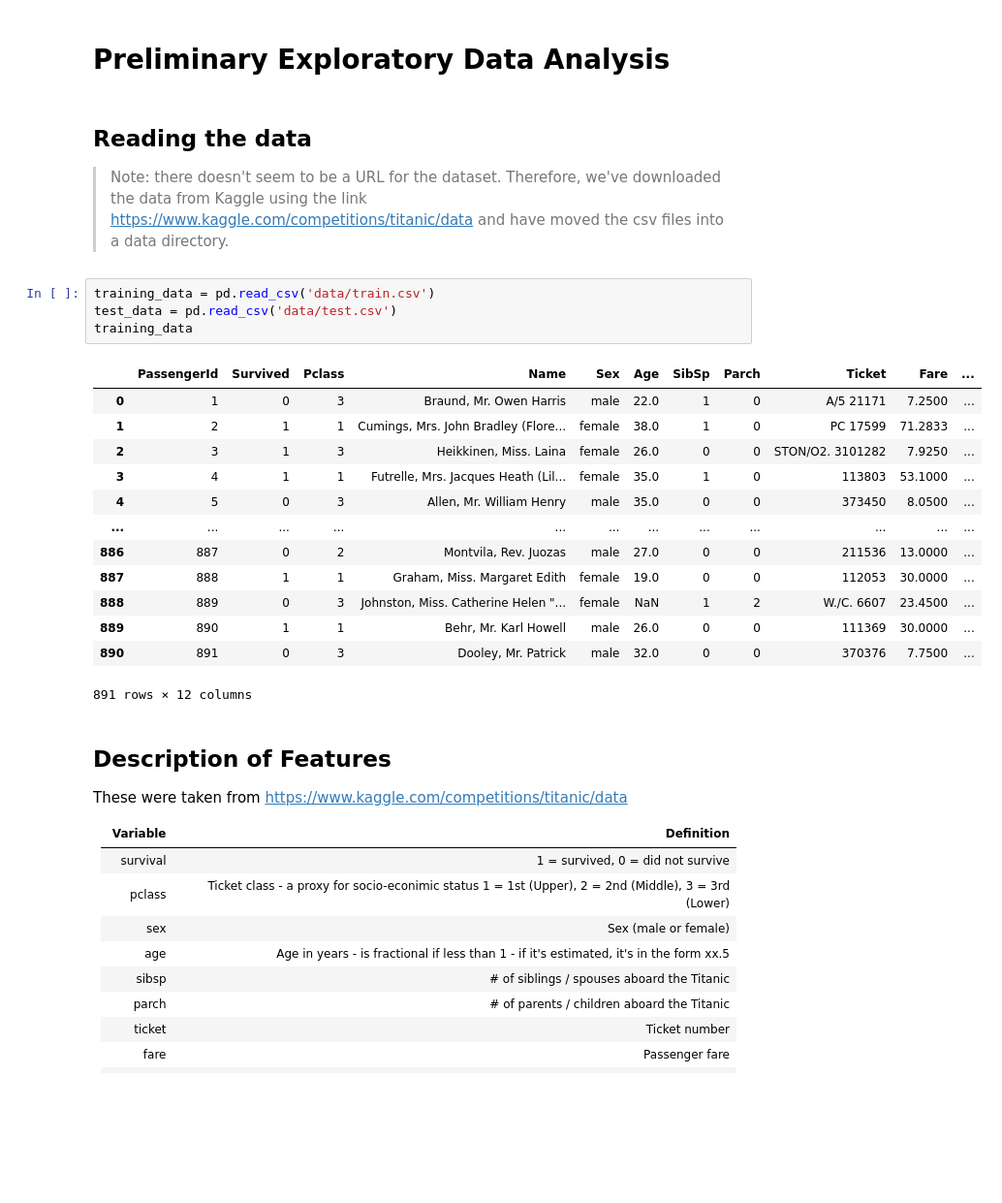
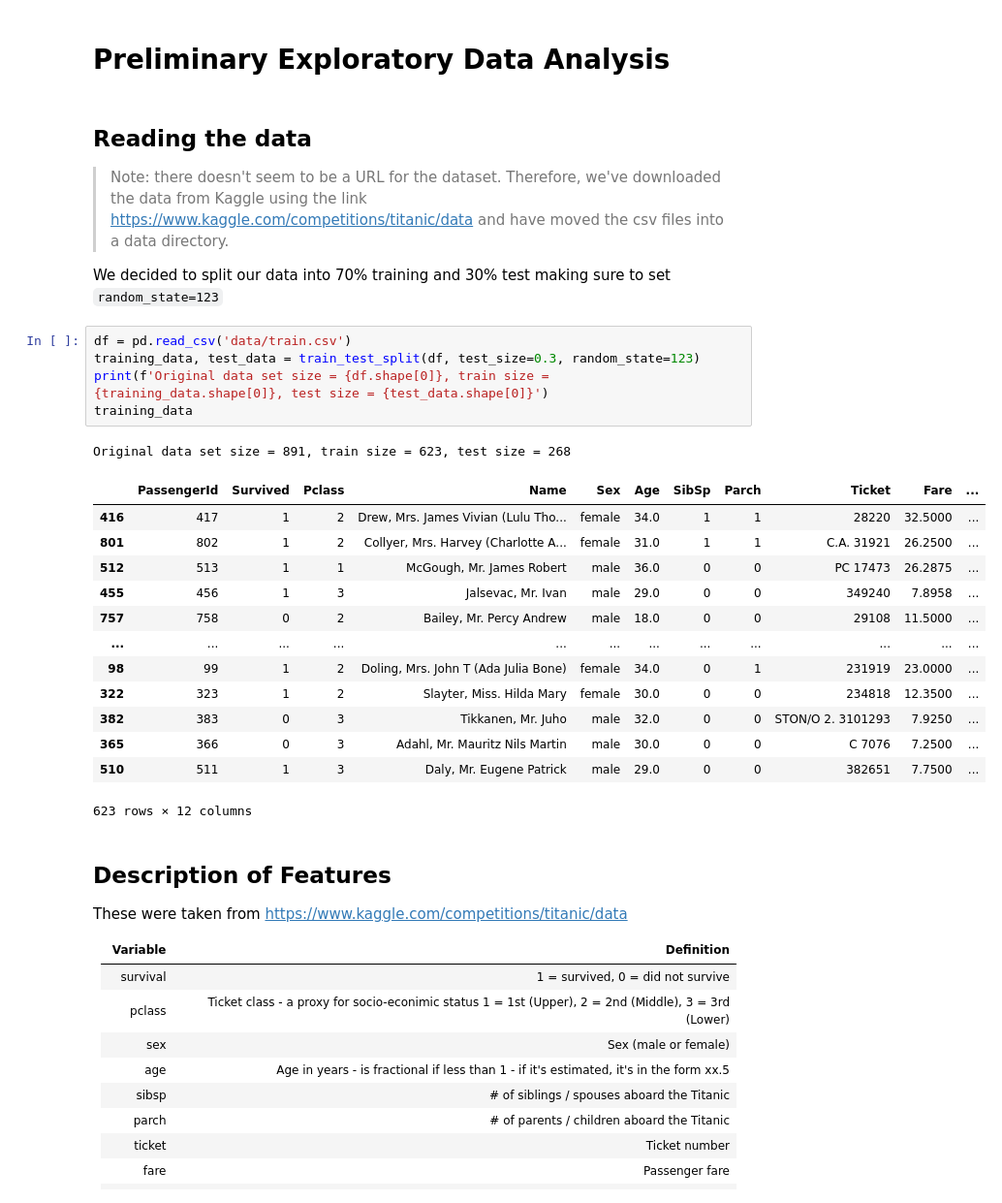
Before and after one commit to ericrkuo/dsci-100-group-12, a Jupyter notebook: report.ipynb, the cells around one changed output. Shown at 97% size. Cells and saved outputs as stored; diff of their text form; blank space fills up the shorter version.

```diff
--- a/report.ipynb
+++ b/report.ipynb
@@ -41,24 +51,28 @@ More info about the dataset and it's features are described below
 # %% [markdown]
 ## Reading the data
 > Note: there doesn't seem to be a URL for the dataset. Therefore, we've downloaded the data from Kaggle using the link https://www.kaggle.com/competitions/titanic/data and have moved the csv files into a data directory.
+
+We decided to split our data into 70% training and 30% test making sure to set `random_state=123`
-# %%
-training_data = pd.read_csv('data/train.csv')
-test_data = pd.read_csv('data/test.csv')
-training_data
-# %% [output]
-|  | PassengerId | Survived | Pclass | Name | Sex | Age | SibSp | Parch | Ticket | Fare | ... |
-| 0 | 1 | 0 | 3 | Braund, Mr. Owen Harris | male | 22.0 | 1 | 0 | A/5 21171 | 7.2500 | ... |
-| 1 | 2 | 1 | 1 | Cumings, Mrs. John Bradley (Flore... | female | 38.0 | 1 | 0 | PC 17599 | 71.2833 | ... |
-| 2 | 3 | 1 | 3 | Heikkinen, Miss. Laina | female | 26.0 | 0 | 0 | STON/O2. 3101282 | 7.9250 | ... |
-| 3 | 4 | 1 | 1 | Futrelle, Mrs. Jacques Heath (Lil... | female | 35.0 | 1 | 0 | 113803 | 53.1000 | ... |
-| 4 | 5 | 0 | 3 | Allen, Mr. William Henry | male | 35.0 | 0 | 0 | 373450 | 8.0500 | ... |
-| ... | ... | ... | ... | ... | ... | ... | ... | ... | ... | ... | ... |
-| 886 | 887 | 0 | 2 | Montvila, Rev. Juozas | male | 27.0 | 0 | 0 | 211536 | 13.0000 | ... |
-| 887 | 888 | 1 | 1 | Graham, Miss. Margaret Edith | female | 19.0 | 0 | 0 | 112053 | 30.0000 | ... |
-| 888 | 889 | 0 | 3 | Johnston, Miss. Catherine Helen "... | female | NaN | 1 | 2 | W./C. 6607 | 23.4500 | ... |
-| 889 | 890 | 1 | 1 | Behr, Mr. Karl Howell | male | 26.0 | 0 | 0 | 111369 | 30.0000 | ... |
-| 890 | 891 | 0 | 3 | Dooley, Mr. Patrick | male | 32.0 | 0 | 0 | 370376 | 7.7500 | ... |
-891 rows × 12 columns
+# %%
+df = pd.read_csv('data/train.csv')
+training_data, test_data = train_test_split(df, test_size=0.3, random_state=123)
+print(f'Original data set size = {df.shape[0]}, train size = {training_data.shape[0]}, test size = {test_data.shape[0]}')
+training_data
+# %% [output]
+Original data set size = 891, train size = 623, test size = 268
+|  | PassengerId | Survived | Pclass | Name | Sex | Age | SibSp | Parch | Ticket | Fare | ... |
+| 416 | 417 | 1 | 2 | Drew, Mrs. James Vivian (Lulu Tho... | female | 34.0 | 1 | 1 | 28220 | 32.5000 | ... |
+| 801 | 802 | 1 | 2 | Collyer, Mrs. Harvey (Charlotte A... | female | 31.0 | 1 | 1 | C.A. 31921 | 26.2500 | ... |
+| 512 | 513 | 1 | 1 | McGough, Mr. James Robert | male | 36.0 | 0 | 0 | PC 17473 | 26.2875 | ... |
+| 455 | 456 | 1 | 3 | Jalsevac, Mr. Ivan | male | 29.0 | 0 | 0 | 349240 | 7.8958 | ... |
+| 757 | 758 | 0 | 2 | Bailey, Mr. Percy Andrew | male | 18.0 | 0 | 0 | 29108 | 11.5000 | ... |
+| ... | ... | ... | ... | ... | ... | ... | ... | ... | ... | ... | ... |
+| 98 | 99 | 1 | 2 | Doling, Mrs. John T (Ada Julia Bone) | female | 34.0 | 0 | 1 | 231919 | 23.0000 | ... |
+| 322 | 323 | 1 | 2 | Slayter, Miss. Hilda Mary | female | 30.0 | 0 | 0 | 234818 | 12.3500 | ... |
+| 382 | 383 | 0 | 3 | Tikkanen, Mr. Juho | male | 32.0 | 0 | 0 | STON/O 2. 3101293 | 7.9250 | ... |
+| 365 | 366 | 0 | 3 | Adahl, Mr. Mauritz Nils Martin | male | 30.0 | 0 | 0 | C 7076 | 7.2500 | ... |
+| 510 | 511 | 1 | 3 | Daly, Mr. Eugene Patrick | male | 29.0 | 0 | 0 | 382651 | 7.7500 | ... |
+623 rows × 12 columns
 # %% [markdown]
 ## Description of Features
 These were taken from https://www.kaggle.com/competitions/titanic/data
```
Also changed, not shown: parts of 21 cells of this notebook.
